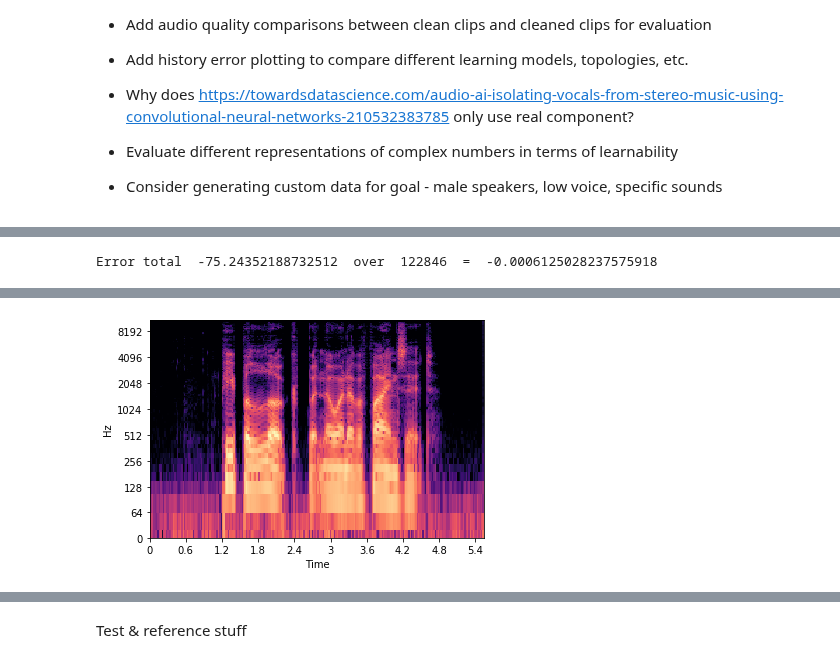
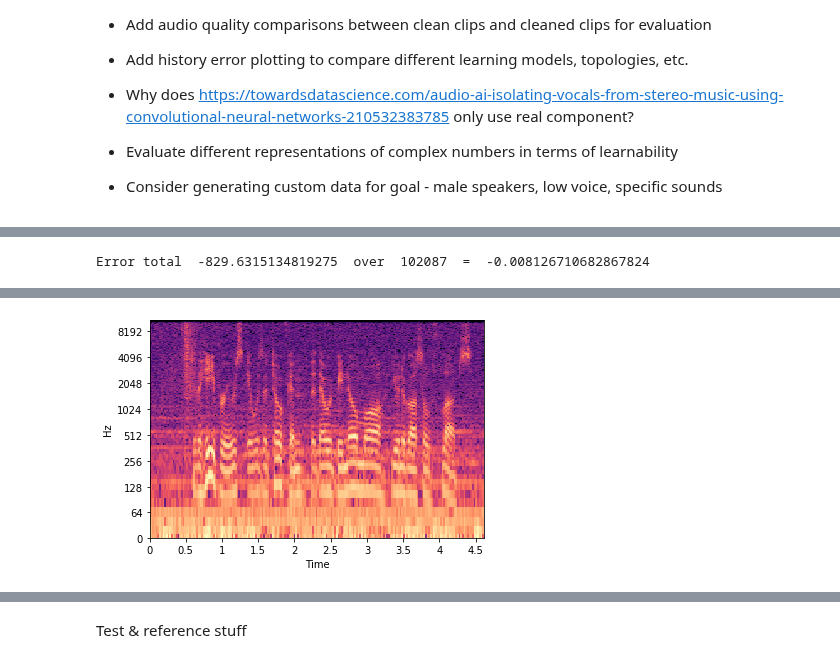
Before and after one commit to dweih/AudioCleaning, a Jupyter notebook: NN Audio Test.ipynb, the cells around one changed output, grey strips where cells are left out. Drawn from its saved outputs; the diff is of its cells as text; code cells hidden in the pictures.

```diff
--- a/NN Audio Test.ipynb
+++ b/NN Audio Test.ipynb
@@ -61,6 +60,15 @@ OCTAVES = 8
 # %%
+# Idea here is that we operate on magnitude, and will just use phase from the original noisy sample
+
 def combine_target(t):
     return (t[0:t.shape[0]//2] + 1j * t[t.shape[0]//2:]).reshape(1,(t.shape[0]//2))
+
+def rebuild_fft(output, original_fft):
+    vphase = np.vectorize(cmath.phase)
+    o_phase = vphase(original_fft)
+    mag = output.T
+    vrect = np.vectorize(cmath.rect)
+    return vrect(mag, o_phase)
 
 # build up as (bins, samples) then transpose to model view of (samples, bins)
 def targets_to_fft(targets):
@@ -68,14 +76,6 @@ def targets_to_fft(targets):
     for i in range(0, targets.shape[0]):
         fft[i] = combine_target(targets[i])
     return fft.T   # transpose
-
-# Can't figure out how to raise fmin by an octave, so just throw out bottom octave and fade in over next half
-def hpf(ft):
-    ft[0:BINS_PER_OCTAVE,:] = 0
-    fade = BINS_PER_OCTAVE//2
-    for i in range(0,fade):
-        ft[BINS_PER_OCTAVE+i,:] = (i/fade) * ft[BINS_PER_OCTAVE+i,:]
-    return ft
 
 def get_ft(wav):
     #c = librosa.cqt(wav, hop_length=HOP_LENGTH, fmin=FMIN, n_bins=OCTAVES*BINS_PER_OCTAVE, bins_per_octave=BINS_PER_OCTAVE)
@@ -127,8 +152,8 @@ print(fft.shape)
 def create_data(root, max_files = 50):
     clean_dir = root + "\\Clean\\"
     noisy_dir = root + "\\Noisy\\"
-    frames = np.empty(shape=(0,FFT_BINS,WINDOW_SIZE,2))
-    targets = np.empty(shape=(0,2*FFT_BINS))
+    frames = np.empty(shape=(0,FFT_BINS,WINDOW_SIZE,1))
+    targets = np.empty(shape=(0,FFT_BINS))
     i = 0
     start = time.time()
     check = time.time()
@@ -151,8 +176,8 @@ frames, targets = create_data("Assets\\DataShareArchive\\Test", 200)
 # %%
 # Real model (eventually)
 
-inputs = layers.Input(shape=(FFT_BINS,WINDOW_SIZE,2)) # Full window
-input_slice = layers.Input(shape=(FFT_BINS,1,2)) # Just the center row that we're trying to predict
+inputs = layers.Input(shape=(FFT_BINS,WINDOW_SIZE,1)) # Full window
+input_slice = layers.Input(shape=(FFT_BINS,1,1)) # Just the center row that we're trying to predict
 conv1 = layers.Conv2D(32, kernel_size=(5,3), activation=keras.layers.LeakyReLU(alpha=0.3), padding='valid',
                       input_shape=[FFT_BINS,WINDOW_SIZE,2])(inputs)
 conv2 = layers.Conv2D(32, kernel_size=(5,3), activation=keras.layers.LeakyReLU(alpha=0.3))(conv1)
@@ -166,7 +191,7 @@ dense1 = layers.Dense(750, activation=keras.layers.LeakyReLU(alpha=0.3))(dense0)
 dense2 = layers.Dense(500, activation=keras.layers.LeakyReLU(alpha=0.3))(dense1)
 flat_in = layers.Flatten()(input_slice)
 merged = layers.concatenate([dense2, flat_in])
-outputs = layers.Dense(2*FFT_BINS, activation='linear')(merged)
+outputs = layers.Dense(FFT_BINS, activation='linear')(merged)
 
 model = keras.models.Model(inputs=[inputs,input_slice], outputs=outputs)
 
@@ -192,5 +217,5 @@ Non-trainable params: 0
 __________________________________________________________________________________________________
 None
 # %%
-hist = model.fit([frames, frames[:,:,TARGET_COL:TARGET_COL+1,:]], targets, epochs=1, batch_size=32, validation_split=0.05)
+hist = model.fit([frames, frames[:,:,TARGET_COL:TARGET_COL+1,:]], targets, epochs=100, batch_size=32, validation_split=0.05)
 # %% [output]
@@ -223,27 +262,33 @@ Clips  45593
 # %%
 # Full round trip test
 
-verify_file = "Assets\\DataShareArchive\\Test\\Clean\\p232_010.wav"
+verify_file = "Assets\\DataShareArchive\\Test\\Noisy\\p232_014.wav"
+clean_file = "Assets\\DataShareArchive\\Test\\Clean\\p232_014.wav"
 verify_frames = clip_frames(verify_file)
 verify_targets = clip_targets(verify_file)
+clean_targets = clip_targets(clean_file)
 
 output_targets = model.predict([verify_frames, verify_frames[:,:,TARGET_COL:TARGET_COL+1,:]])
 
-err = verify_targets - output_targets
+err = clean_targets - output_targets
 print("Error total ", np.sum(err), " over ", err.shape[0] * err.shape[1], " = ", np.sum(err)/(err.shape[0] * err.shape[1]))
 
 
-p_fft = targets_to_fft(output_targets)
+#p_fft = targets_to_fft(output_targets)
 #p_fft = targets_to_fft(verify_targets)
+wav, rate = librosa.core.load(verify_file)
+fft = get_ft(wav)
+p_fft = rebuild_fft(output_targets, fft)
+
 
 def display_fft(ft):
     #librosa.display.specshow(librosa.amplitude_to_db(np.abs(ft), ref=np.max), y_axis='cqt_note', x_axis='time', hop_length=HOP_LENGTH, fmin=FMIN,  bins_per_octave=BINS_PER_OCTAVE)
     librosa.display.specshow(librosa.amplitude_to_db(np.abs(fft), ref=np.max), y_axis='log', x_axis='time')
 
 display_fft(p_fft)
 p_wav = inv_ft(p_fft)
 Audio(p_wav,rate=22050)
 # %% [output]
-Error total  -75.24352188732512  over  122846  =  -0.0006125028237575918
+Error total  -829.6315134819275  over  102087  =  -0.008126710682867824
 [interactive output not drawn]
-[figure, old version]
+[figure, new version]
```
Also changed, not shown: parts of 12 cells of this notebook.
